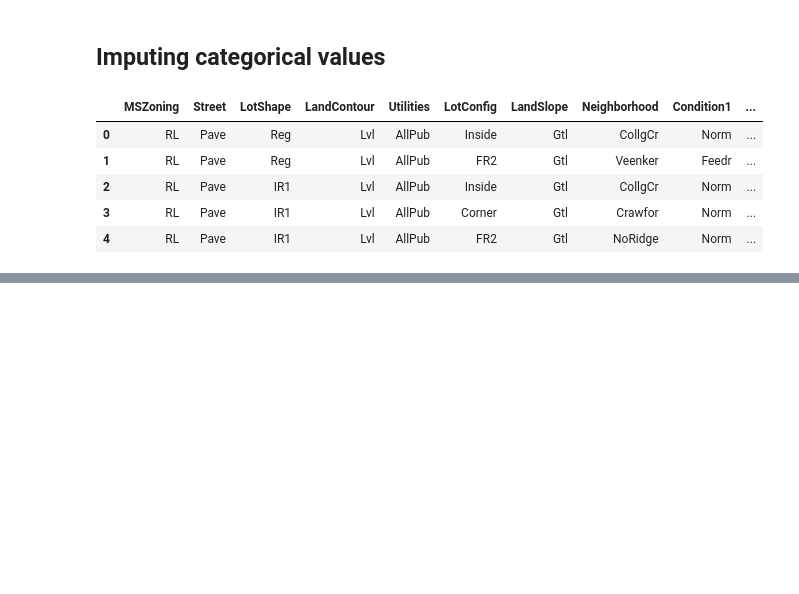
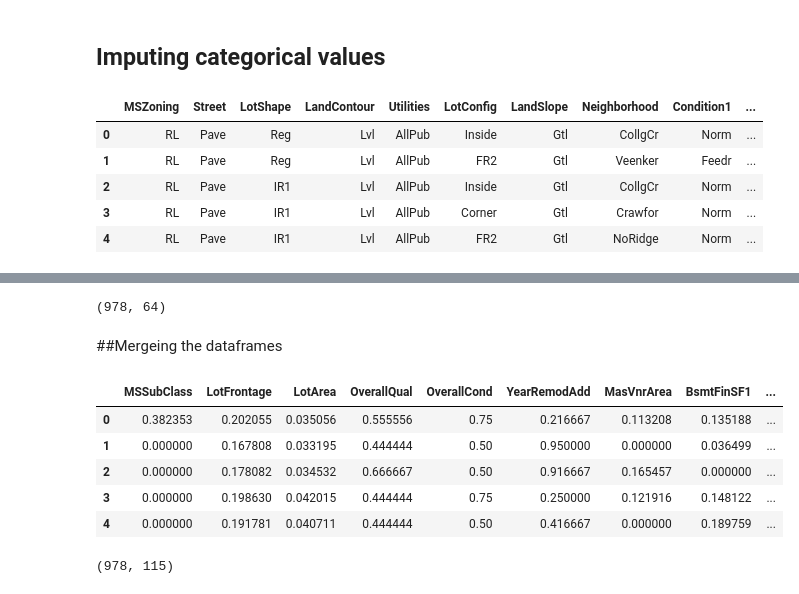
Before and after one commit to hargurjeet/Suprise_Housing, a Jupyter notebook: Suprise_Housing_Case_study.ipynb, the cells around one changed output, grey strips where cells are left out. Saved outputs shown, nothing was run; the diff lists cells and outputs as text; code cells hidden in the pictures; blank space fills up the shorter version.

```diff
--- a/Suprise_Housing_Case_study.ipynb
+++ b/Suprise_Housing_Case_study.ipynb
@@ -212,0 +209,4 @@ dtype: int64
+# %%
+# Convert into dummies
+X_train_dummies = pd.get_dummies(X_train_cat[dummeies_cat_cols], drop_first=True)
+X_train_dummies.head()
@@ -213,3 +220,24 @@ dtype: int64
+# %%
+X_train_dummies.shape
+# %% [output]
+(978, 64)
+# %% [markdown]
+##Mergeing the dataframes
+# %%
+# Drop categorical variable columns
+X_train = pd.concat([X_train_numberic_scaled, X_train_dummies,X_train_cat_ordinal], axis=1)
+X_train.head()
+# %% [output]
+|  | MSSubClass | LotFrontage | LotArea | OverallQual | OverallCond | YearRemodAdd | MasVnrArea | BsmtFinSF1 | ... |
+| 0 | 0.382353 | 0.202055 | 0.035056 | 0.555556 | 0.75 | 0.216667 | 0.113208 | 0.135188 | ... |
+| 1 | 0.000000 | 0.167808 | 0.033195 | 0.444444 | 0.50 | 0.950000 | 0.000000 | 0.036499 | ... |
+| 2 | 0.000000 | 0.178082 | 0.034532 | 0.666667 | 0.50 | 0.916667 | 0.165457 | 0.000000 | ... |
+| 3 | 0.000000 | 0.198630 | 0.042015 | 0.444444 | 0.75 | 0.250000 | 0.121916 | 0.148122 | ... |
+| 4 | 0.000000 | 0.191781 | 0.040711 | 0.444444 | 0.50 | 0.416667 | 0.000000 | 0.189759 | ... |
+# %%
+X_train.shape
+# %% [output]
+(978, 115)
 # %%
 regressor = RandomForestRegressor(n_estimators=100, max_depth=10)
 # %%
```
Also changed, not shown: parts of 22 cells of this notebook.
